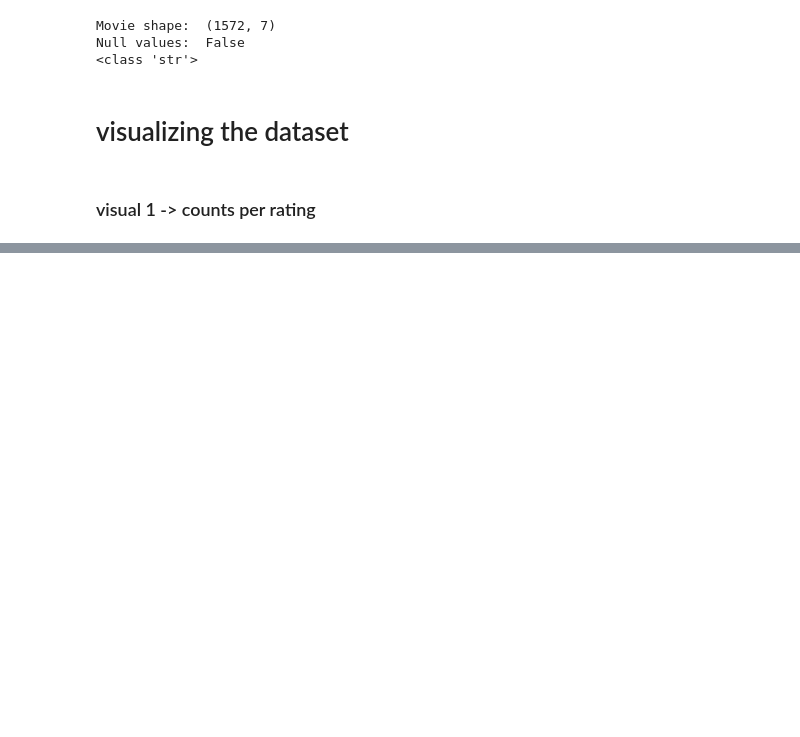
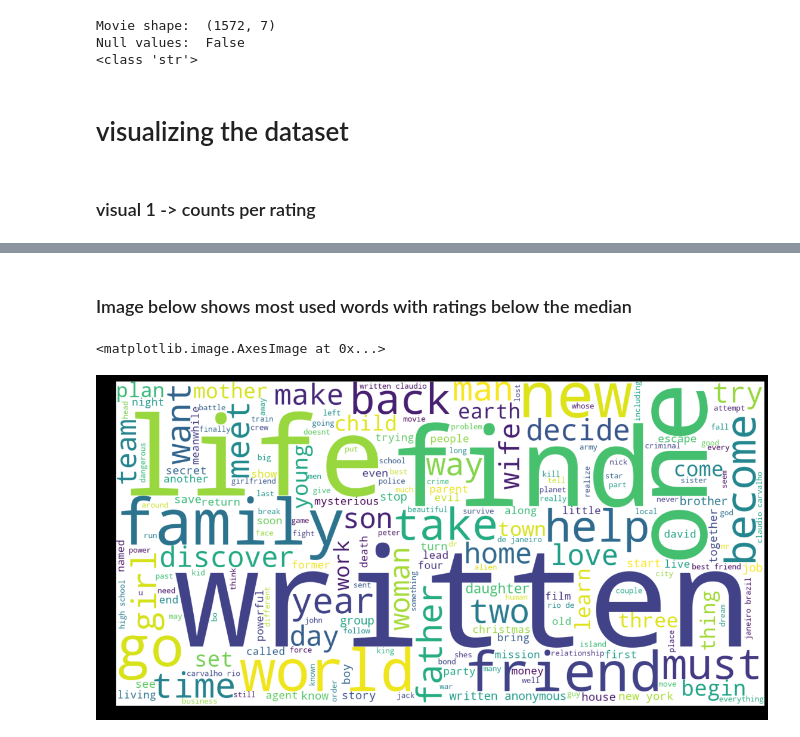
Before and after one commit to evans123456/IMDB-Multilabel-genre-classification-NLP-, a Jupyter notebook: NLP-groupwork.ipynb, the cells around one changed output, grey strips where cells are left out. Saved outputs shown, nothing was run; the diff lists cells and outputs as text; code cells hidden in the pictures; blank space fills up the shorter version.

```diff
--- a/NLP-groupwork.ipynb
+++ b/NLP-groupwork.ipynb
@@ -64,0 +183,10 @@ movieDetails.head()
+# %% [markdown]
+### Image below shows most used words with ratings below the median
+# %%
+
+wordcloud = WordCloud(background_color="white",width=1600, height=800).generate(' '.join(lower_ratings['plot_summary'].tolist()))
+plt.figure( figsize=(20,10), facecolor='k')
+plt.imshow(wordcloud)
+# %% [output]
+<matplotlib.image.AxesImage at 0x...>
+[figure, added]
```
Also changed, not shown: parts of 18 cells of this notebook.
